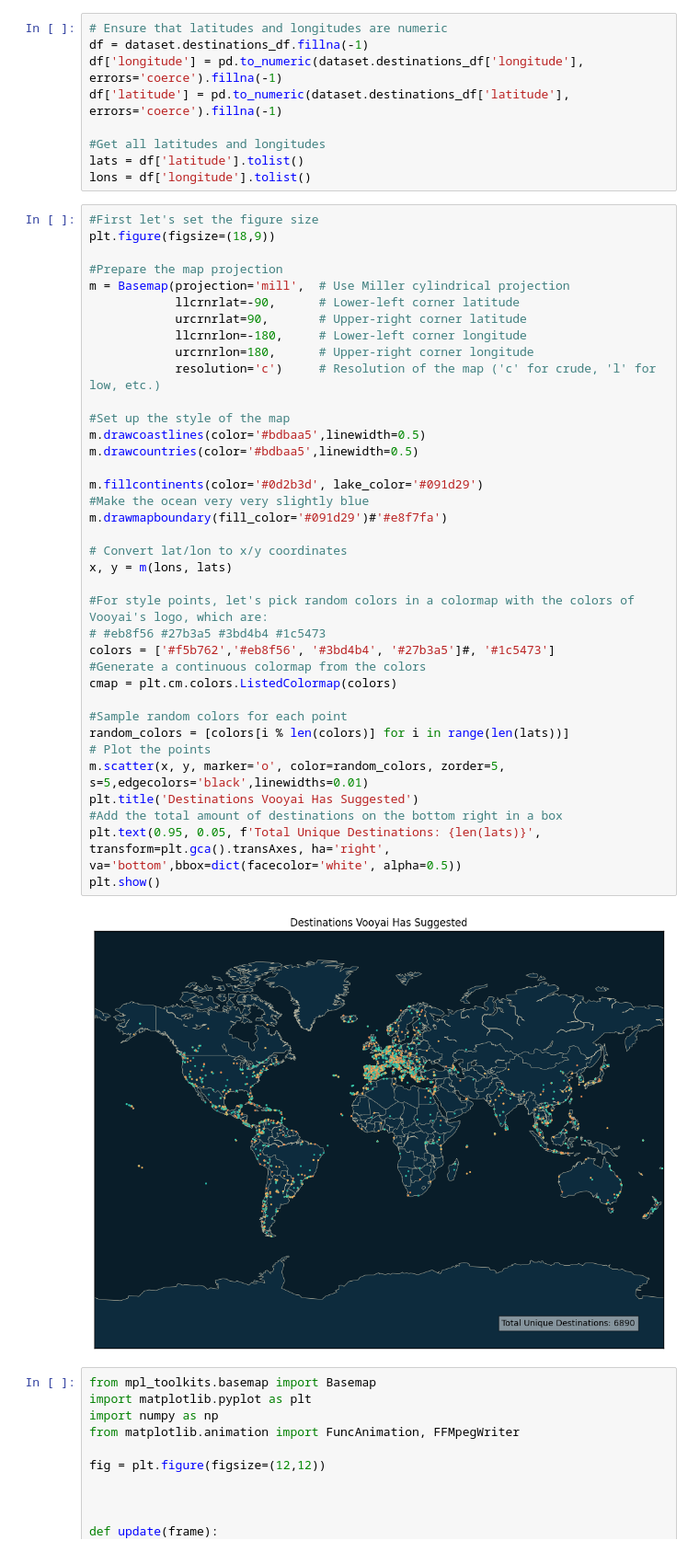
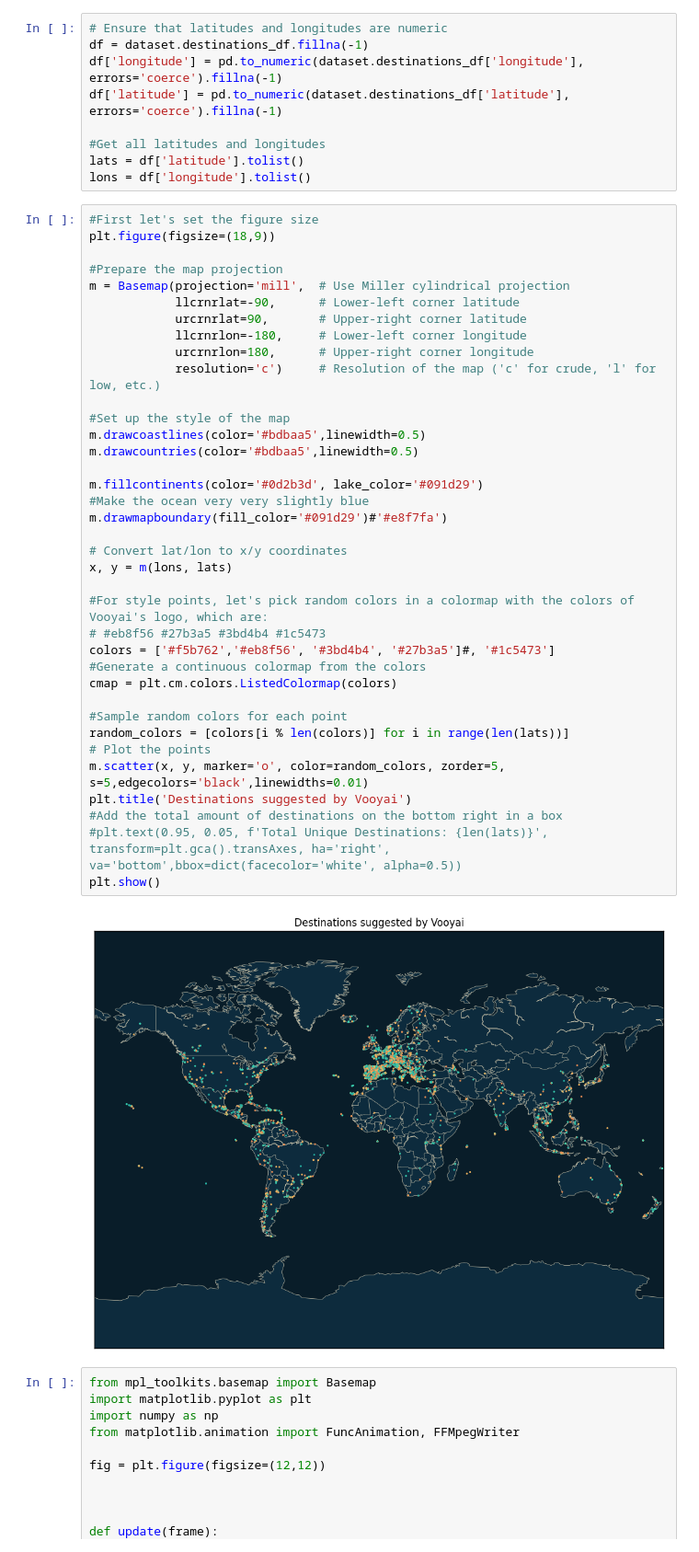
Before and after one commit to Montyro/vooyai-analytics, a Jupyter notebook: visualization.ipynb, the cells around one changed output. Shown: that part at 92% size. Cells and saved outputs as stored; diff of their text form.

```diff
--- a/visualization.ipynb
+++ b/visualization.ipynb
@@ -39,36 +39,36 @@ m = Basemap(projection='mill',  # Use Miller cylindrical projection
             llcrnrlat=-90,      # Lower-left corner latitude
             urcrnrlat=90,       # Upper-right corner latitude
             llcrnrlon=-180,     # Lower-left corner longitude
             urcrnrlon=180,      # Upper-right corner longitude
             resolution='c')     # Resolution of the map ('c' for crude, 'l' for low, etc.)
 
 #Set up the style of the map
 m.drawcoastlines(color='#bdbaa5',linewidth=0.5)
 m.drawcountries(color='#bdbaa5',linewidth=0.5)
 
 m.fillcontinents(color='#0d2b3d', lake_color='#091d29')
 #Make the ocean very very slightly blue
 m.drawmapboundary(fill_color='#091d29')#'#e8f7fa')
 
 # Convert lat/lon to x/y coordinates
 x, y = m(lons, lats)
 
 #For style points, let's pick random colors in a colormap with the colors of Vooyai's logo, which are:
 # #eb8f56 #27b3a5 #3bd4b4 #1c5473
 colors = ['#f5b762','#eb8f56', '#3bd4b4', '#27b3a5']#, '#1c5473']
 #Generate a continuous colormap from the colors
 cmap = plt.cm.colors.ListedColormap(colors)
 
 #Sample random colors for each point
 random_colors = [colors[i % len(colors)] for i in range(len(lats))]
 # Plot the points
 m.scatter(x, y, marker='o', color=random_colors, zorder=5, s=5,edgecolors='black',linewidths=0.01)
-plt.title('Destinations Vooyai Has Suggested')
+plt.title('Destinations suggested by Vooyai')
 #Add the total amount of destinations on the bottom right in a box
-plt.text(0.95, 0.05, f'Total Unique Destinations: {len(lats)}', transform=plt.gca().transAxes, ha='right', va='bottom',bbox=dict(facecolor='white', alpha=0.5))
+#plt.text(0.95, 0.05, f'Total Unique Destinations: {len(lats)}', transform=plt.gca().transAxes, ha='right', va='bottom',bbox=dict(facecolor='white', alpha=0.5))
 plt.show()
 # %% [output]
-[figure, old version]
+[figure, new version]
 # %%
 from mpl_toolkits.basemap import Basemap
 import matplotlib.pyplot as plt
```
Also changed, not shown: parts of 1 cell of this notebook, 2 other files.
